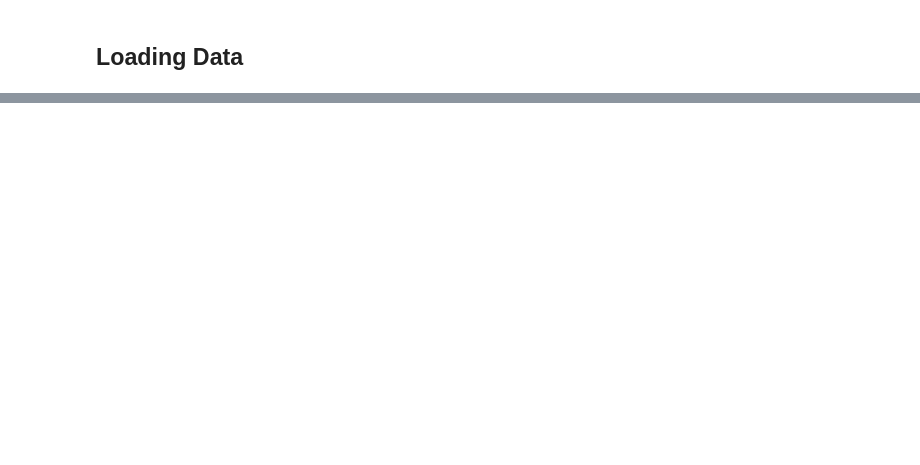
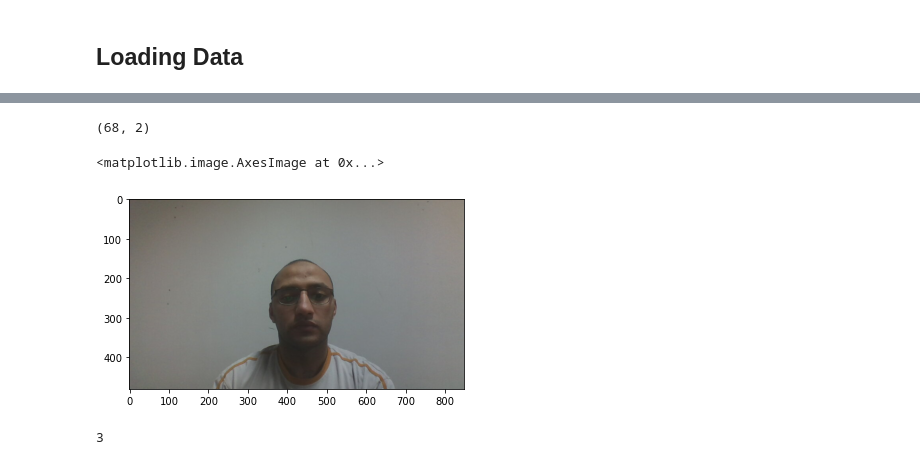
Before and after one commit to Mahmoud-shabban/Pose-estimation-project, a Jupyter notebook: project-notebook.ipynb, the cells around one changed output, grey strips where cells are left out. Cells and saved outputs as stored; diff of their text form; code cells hidden in the pictures; blank space fills up the shorter version.

```diff
--- a/project-notebook.ipynb
+++ b/project-notebook.ipynb
@@ -126,0 +274,4 @@ array([[-1.01934883],
+# %%
+landmarks.shape
+# %% [output]
+(68, 2)
@@ -126,0 +283,9 @@ array([[-1.01934883],
+# %%
+plt.imshow(img)
+# %% [output]
+<matplotlib.image.AxesImage at 0x...>
+[figure, added]
+# %%
+landmarks[51,1]
+# %% [output]
+3
```
Also changed, not shown: parts of 48 cells of this notebook, 8 other files.
